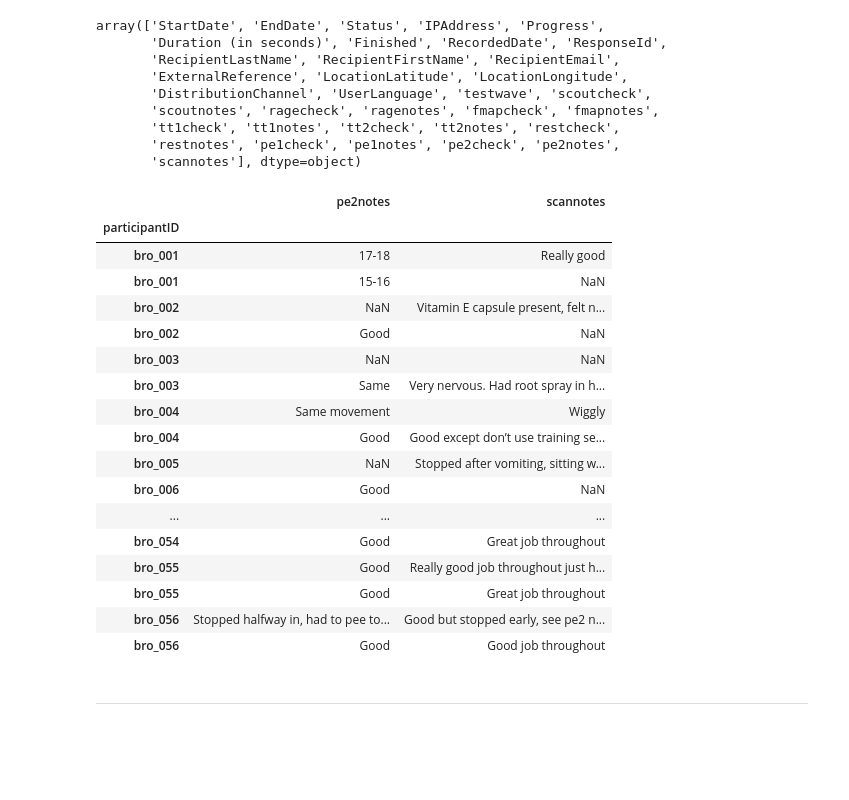
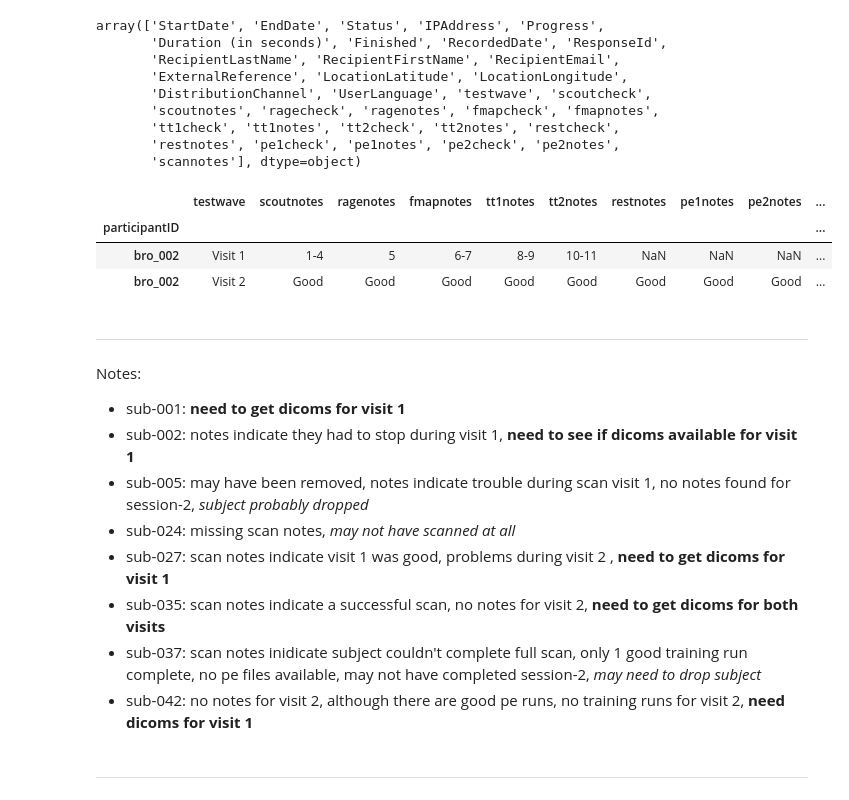
Before and after one commit to niblunc/BRO, a Jupyter notebook: bro_bbx.ipynb, the cells around one changed output. Cells and saved outputs as stored; diff of their text form; code cells hidden in the pictures; blank space fills up the shorter version.

```diff
--- a/bro_bbx.ipynb
+++ b/bro_bbx.ipynb
@@ -278,25 +280,24 @@ array(['StartDate', 'EndDate', 'Status', 'IPAddress', 'Progress',
        'restnotes', 'pe1check', 'pe1notes', 'pe2check', 'pe2notes',
        'scannotes'], dtype=object)
 # %%
-scannotes.loc[:, ['pe2notes','scannotes']]
+scannotes.loc['bro_002', ['testwave','scoutnotes', 'ragenotes', 'fmapnotes', 'tt1notes',
+                  'tt2notes', 'restnotes', 'pe1notes', 'pe2notes', 'scannotes']]
 # %% [output]
-|  | pe2notes | scannotes |
-| participantID |  |  |
-| bro_001 | 17-18 | Really good |
-| bro_001 | 15-16 | NaN |
-| bro_002 | NaN | Vitamin E capsule present, felt n... |
-| bro_002 | Good | NaN |
-| bro_003 | NaN | NaN |
-| bro_003 | Same | Very nervous. Had root spray in h... |
-| bro_004 | Same movement | Wiggly |
-| bro_004 | Good | Good except don’t use training se... |
-| bro_005 | NaN | Stopped after vomiting, sitting w... |
-| bro_006 | Good | NaN |
-| ... | ... | ... |
-| bro_054 | Good | Great job throughout |
-| bro_055 | Good | Really good job throughout just h... |
-| bro_055 | Good | Great job throughout |
-| bro_056 | Stopped halfway in, had to pee to... | Good but stopped early, see pe2 n... |
-| bro_056 | Good | Good job throughout |
+|  | testwave | scoutnotes | ragenotes | fmapnotes | tt1notes | tt2notes | restnotes | pe1notes | pe2notes | ... |
+| participantID |  |  |  |  |  |  |  |  |  | ... |
+| bro_002 | Visit 1 | 1-4 | 5 | 6-7 | 8-9 | 10-11 | NaN | NaN | NaN | ... |
+| bro_002 | Visit 2 | Good | Good | Good | Good | Good | Good | Good | Good | ... |
 # %% [markdown]
 ---
+# %% [markdown]
+Notes:
+- sub-001: **need to get dicoms for visit 1**
+- sub-002: notes indicate they had to stop during visit 1, **need to see if dicoms available for visit 1**
+- sub-005: may have been removed, notes indicate trouble during scan visit 1, no notes found for session-2, *subject probably dropped*
+- sub-024: missing scan notes, *may not have scanned at all*
+- sub-027: scan notes indicate visit 1 was good, problems during visit 2 , **need to get dicoms for visit 1**
+- sub-035: scan notes indicate a successful scan, no notes for visit 2, **need to get dicoms for both visits**
+- sub-037: scan notes inidicate subject couldn't complete full scan, only 1 good training run complete, no pe files available, may not have completed session-2, *may need to drop subject*
+- sub-042: no notes for visit 2,  although there are good pe runs, no training runs for visit 2, **need dicoms for visit 1**
+# %% [markdown]
+---
```
Also changed, not shown: parts of 1 cell of this notebook, 1 other file.
